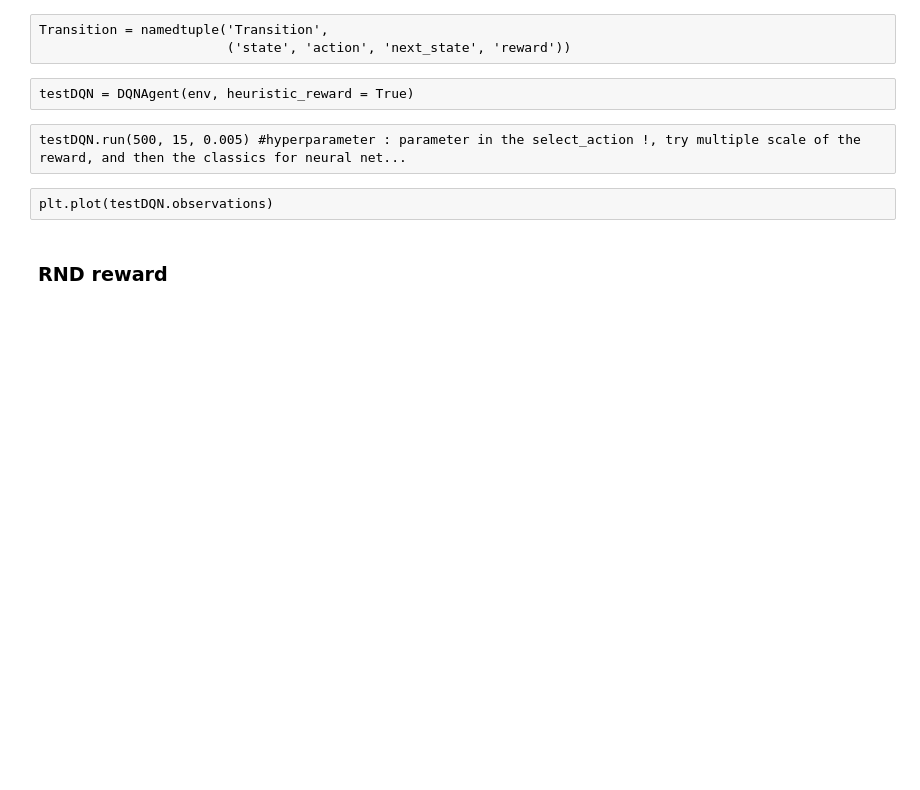
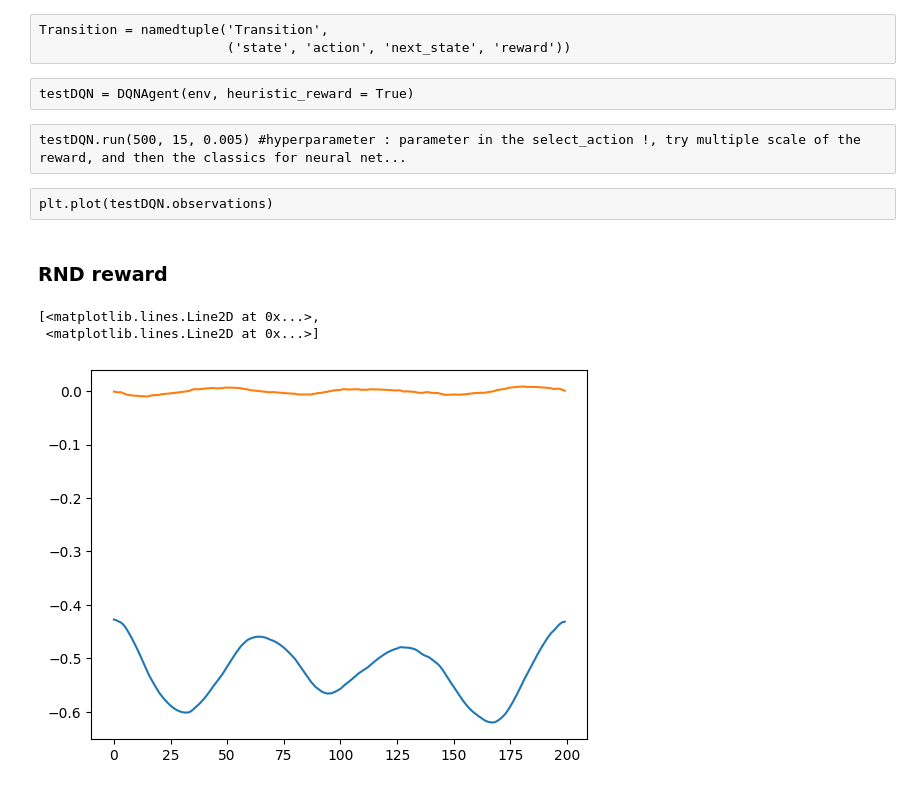
Before and after one commit to schiesser/MontainCar, a Jupyter notebook: Code/test.ipynb, the cells around one changed output. Drawn from its saved outputs; the diff is of its cells as text; code cells hidden in the pictures; blank space fills up the shorter version.

```diff
--- a/Code/test.ipynb
+++ b/Code/test.ipynb
@@ -57,3 +61,11 @@ plt.plot(testDQN.observations)
 ### RND reward
 # %%
 testDQN = DQNAgent(env, RND_reward = True)
+# %%
+testDQN.run(100, 15, 0.005)
+# %%
+plt.plot(testDQN.observations)
+# %% [output]
+[<matplotlib.lines.Line2D at 0x...>,
+ <matplotlib.lines.Line2D at 0x...>]
+[figure, added]
```
Also changed, not shown: parts of 2 cells of this notebook, 2 other files.
